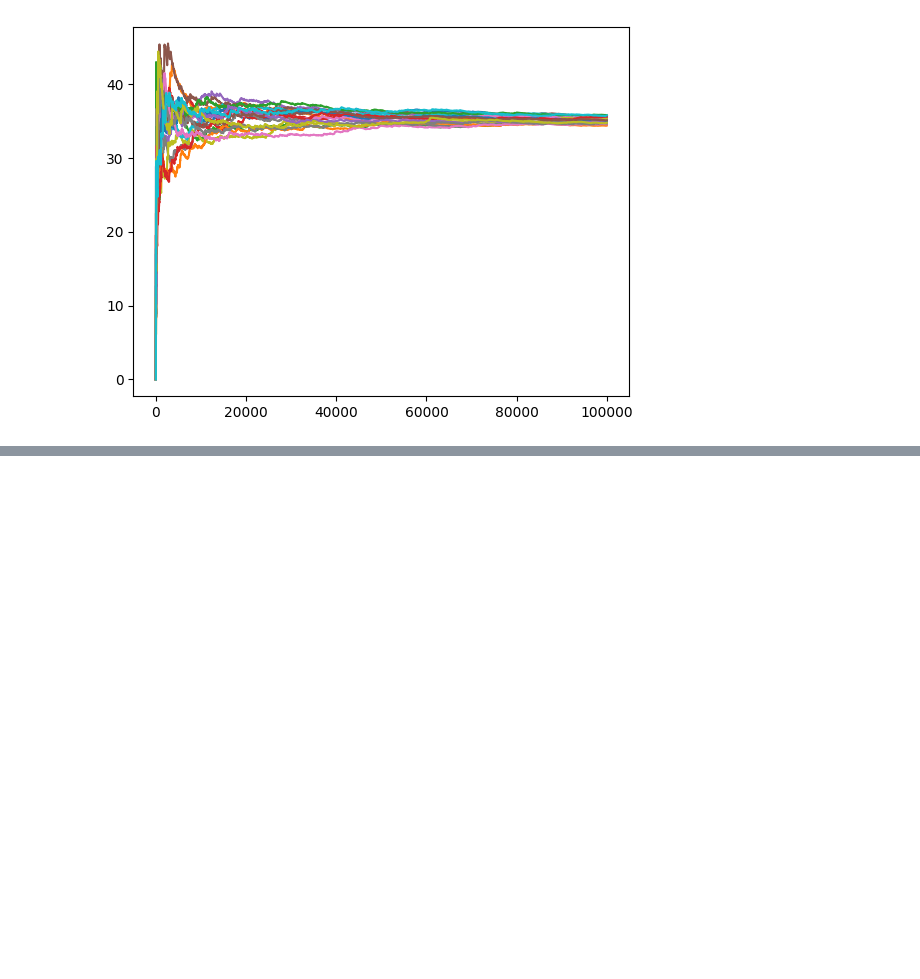
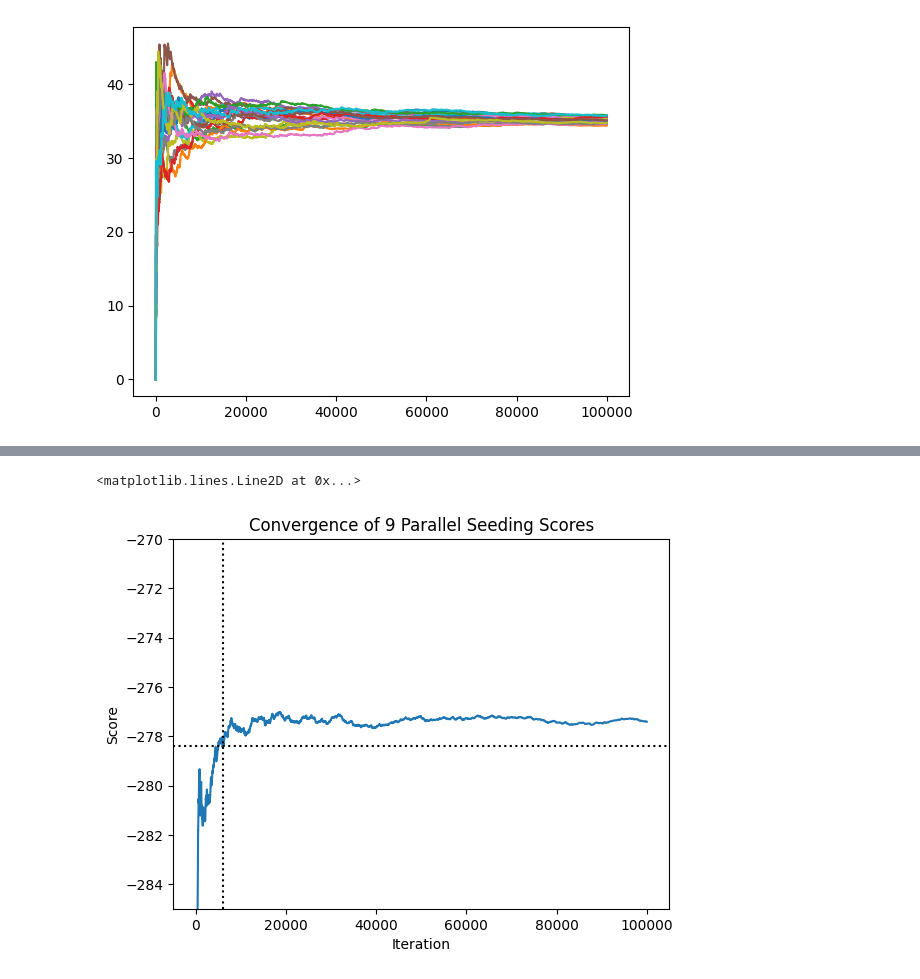
Before and after one commit to jhawgs/StochasticBaskets, a Jupyter notebook: naive_approaches.ipynb, the cells around one changed output, grey strips where cells are left out. Drawn from its saved outputs; the diff is of its cells as text; code cells hidden in the pictures; blank space fills up the shorter version.

```diff
--- a/naive_approaches.ipynb
+++ b/naive_approaches.ipynb
@@ -175,0 +201,13 @@ for mean, std in zip(means, stds):
+# %%
+sscores = np.array(means) - np.array(stds)
+sscores = np.mean(sscores[:10, :], axis=0)
+plt.plot(sscores)
+plt.title("Convergence of 9 Parallel Seeding Scores")
+plt.xlabel("Iteration")
+plt.ylabel("Score")
+plt.ylim(-285, -270)
+plt.axvline(x=6000, c="black", linestyle="dotted")
+plt.axhline(y=sscores[5999], c="black", linestyle="dotted")
+# %% [output]
+<matplotlib.lines.Line2D at 0x...>
+[figure, added]
```
Also changed, not shown: parts of 2 cells of this notebook.
